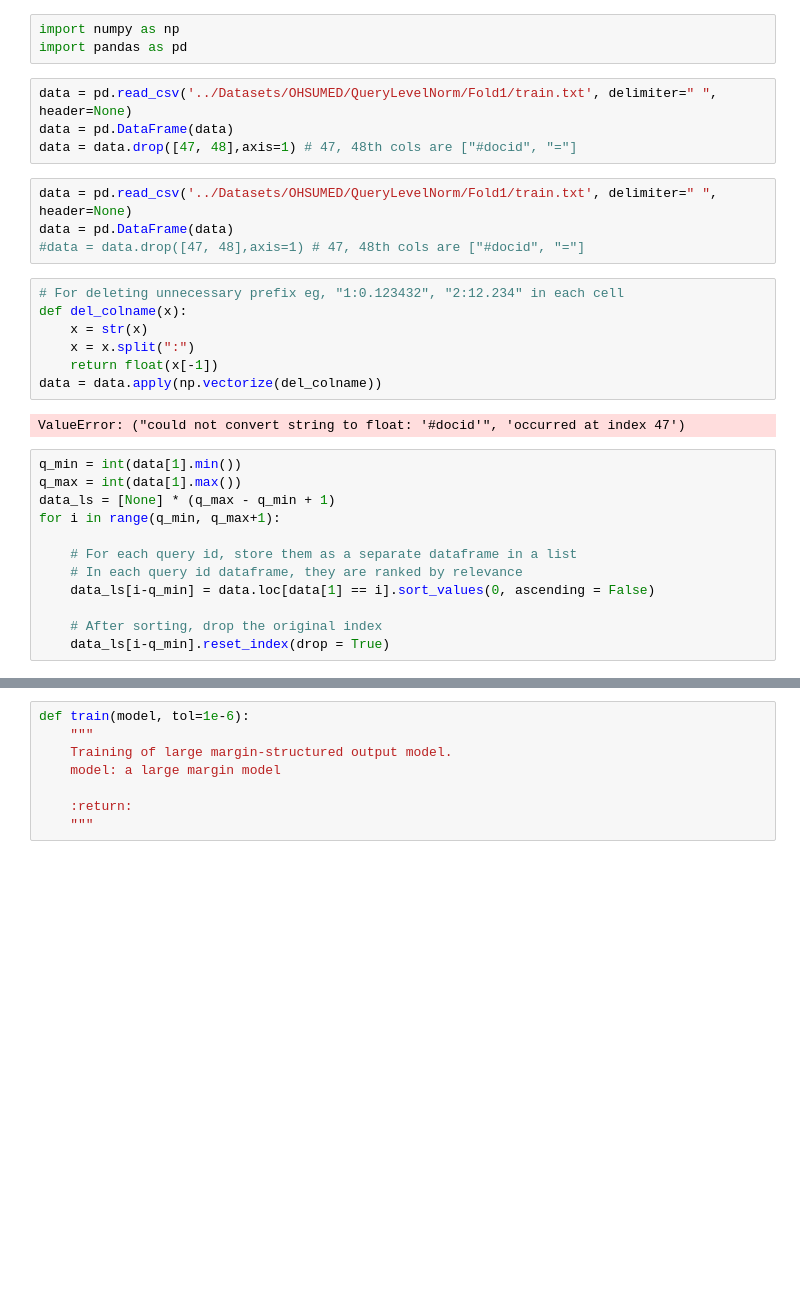
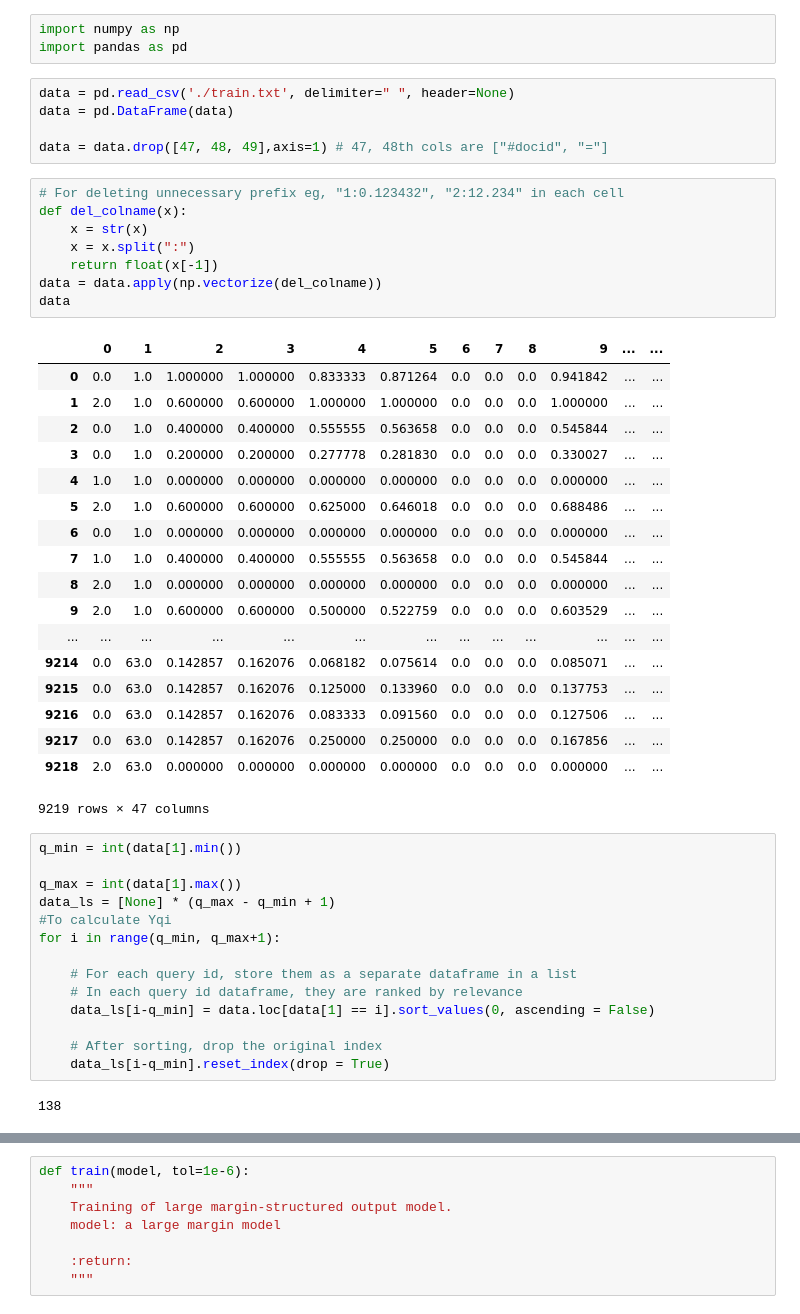
Before and after one commit to sha256feng/426ml, a Jupyter notebook: Large-margin-ranking-measures.ipynb, the cells around one changed output, grey strips where cells are left out. Drawn from its saved outputs; the diff is of its cells as text; blank space fills up the shorter version.

```diff
--- a/Large-margin-ranking-measures.ipynb
+++ b/Large-margin-ranking-measures.ipynb
@@ -2,26 +2,43 @@
 import numpy as np
 import pandas as pd
 # %%
-data = pd.read_csv('../Datasets/OHSUMED/QueryLevelNorm/Fold1/train.txt', delimiter=" ", header=None)
+data = pd.read_csv('./train.txt', delimiter=" ", header=None)
 data = pd.DataFrame(data)
-data = data.drop([47, 48],axis=1) # 47, 48th cols are ["#docid", "="]
+
+data = data.drop([47, 48, 49],axis=1) # 47, 48th cols are ["#docid", "="]
-# %%
-data = pd.read_csv('../Datasets/OHSUMED/QueryLevelNorm/Fold1/train.txt', delimiter=" ", header=None)
-data = pd.DataFrame(data)
-#data = data.drop([47, 48],axis=1) # 47, 48th cols are ["#docid", "="]
 # %%
 # For deleting unnecessary prefix eg, "1:0.123432", "2:12.234" in each cell
 def del_colname(x):
     x = str(x)
     x = x.split(":")
     return float(x[-1])
 data = data.apply(np.vectorize(del_colname))
+data
 # %% [output]
+|  | 0 | 1 | 2 | 3 | 4 | 5 | 6 | 7 | 8 | 9 | ... | ... |
+| 0 | 0.0 | 1.0 | 1.000000 | 1.000000 | 0.833333 | 0.871264 | 0.0 | 0.0 | 0.0 | 0.941842 | ... | ... |
+| 1 | 2.0 | 1.0 | 0.600000 | 0.600000 | 1.000000 | 1.000000 | 0.0 | 0.0 | 0.0 | 1.000000 | ... | ... |
+| 2 | 0.0 | 1.0 | 0.400000 | 0.400000 | 0.555555 | 0.563658 | 0.0 | 0.0 | 0.0 | 0.545844 | ... | ... |
+| 3 | 0.0 | 1.0 | 0.200000 | 0.200000 | 0.277778 | 0.281830 | 0.0 | 0.0 | 0.0 | 0.330027 | ... | ... |
+| 4 | 1.0 | 1.0 | 0.000000 | 0.000000 | 0.000000 | 0.000000 | 0.0 | 0.0 | 0.0 | 0.000000 | ... | ... |
+| 5 | 2.0 | 1.0 | 0.600000 | 0.600000 | 0.625000 | 0.646018 | 0.0 | 0.0 | 0.0 | 0.688486 | ... | ... |
+| 6 | 0.0 | 1.0 | 0.000000 | 0.000000 | 0.000000 | 0.000000 | 0.0 | 0.0 | 0.0 | 0.000000 | ... | ... |
+| 7 | 1.0 | 1.0 | 0.400000 | 0.400000 | 0.555555 | 0.563658 | 0.0 | 0.0 | 0.0 | 0.545844 | ... | ... |
+| 8 | 2.0 | 1.0 | 0.000000 | 0.000000 | 0.000000 | 0.000000 | 0.0 | 0.0 | 0.0 | 0.000000 | ... | ... |
+| 9 | 2.0 | 1.0 | 0.600000 | 0.600000 | 0.500000 | 0.522759 | 0.0 | 0.0 | 0.0 | 0.603529 | ... | ... |
+| ... | ... | ... | ... | ... | ... | ... | ... | ... | ... | ... | ... | ... |
+| 9214 | 0.0 | 63.0 | 0.142857 | 0.162076 | 0.068182 | 0.075614 | 0.0 | 0.0 | 0.0 | 0.085071 | ... | ... |
+| 9215 | 0.0 | 63.0 | 0.142857 | 0.162076 | 0.125000 | 0.133960 | 0.0 | 0.0 | 0.0 | 0.137753 | ... | ... |
+| 9216 | 0.0 | 63.0 | 0.142857 | 0.162076 | 0.083333 | 0.091560 | 0.0 | 0.0 | 0.0 | 0.127506 | ... | ... |
+| 9217 | 0.0 | 63.0 | 0.142857 | 0.162076 | 0.250000 | 0.250000 | 0.0 | 0.0 | 0.0 | 0.167856 | ... | ... |
+| 9218 | 2.0 | 63.0 | 0.000000 | 0.000000 | 0.000000 | 0.000000 | 0.0 | 0.0 | 0.0 | 0.000000 | ... | ... |
-ValueError: ("could not convert string to float: '#docid'", 'occurred at index 47')
+9219 rows × 47 columns
 # %%
 q_min = int(data[1].min())
+
 q_max = int(data[1].max())
 data_ls = [None] * (q_max - q_min + 1)
+#To calculate Yqi
 for i in range(q_min, q_max+1):
 
     # For each query id, store them as a separate dataframe in a list
@@ -30,3 +47,5 @@ for i in range(q_min, q_max+1):
 
     # After sorting, drop the original index
     data_ls[i-q_min].reset_index(drop = True)
+# %% [output]
+138
```
Also changed, not shown: parts of 11 cells of this notebook, 5 other files.
